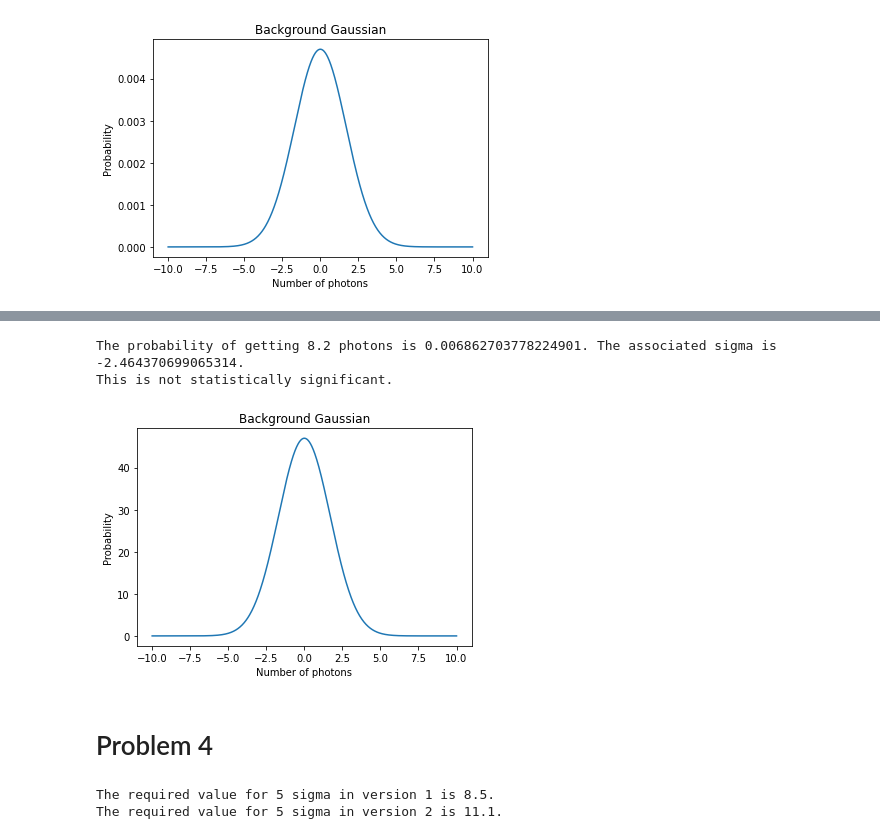
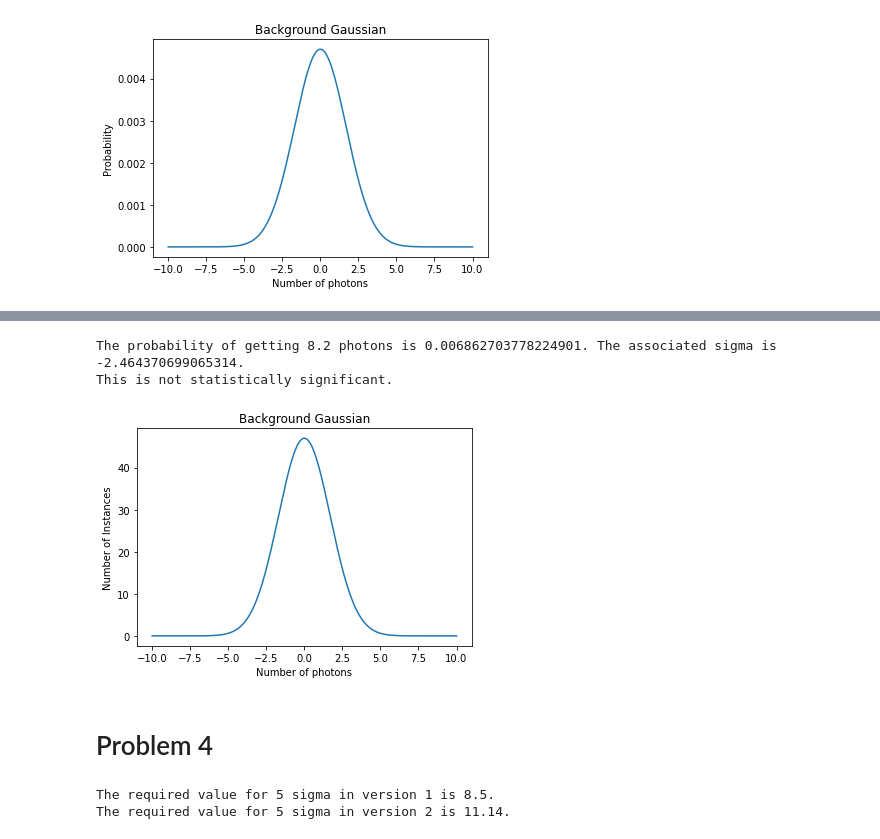
Before and after one commit to jarods00/PHYS434, a Jupyter notebook: Lab 2.ipynb, the cells around one changed output, grey strips where cells are left out. Drawn from its saved outputs; the diff is of its cells as text; code cells hidden in the pictures.

```diff
--- a/Lab 2.ipynb
+++ b/Lab 2.ipynb
@@ -230,51 +259,50 @@ X = 1.7
 Y = 8.2
 num_pixels = 10000
 
 k = np.linspace(-10, 10, 1000)
 background = stats.norm.pdf(k, loc = 0, scale = X)
 background = background / np.sum(background)
 full_run = background * num_pixels
 
 
 fig, ax = plt.subplots(1, 1)
 ax.set_title("Background Gaussian")
 ax.set_xlabel("Number of photons")
-ax.set_ylabel("Probability")
+ax.set_ylabel("Number of Instances")
 
 ax.plot(k, full_run)
 
 index = 0
 
 for i in range(len(k)):
     if(k[i] >= Y):
         index = i
         break
 
 prob = np.sum(full_run[index:len(k)])
 
 sigma = stats.norm.ppf(prob, loc = 0, scale = 1)
 
-print("The probability of getting " + str(Y) + " photons is " + str(prob) + ". The associated sigma is " + str(sigma) + ".")
+print("The probability of getting " + str(Y) + " photons is " + str(prob) + ". The associated sigma is " + str(abs(sigma)) + ".")
 print("This is not statistically significant.")
 # %% [output]
 The probability of getting 8.2 photons is 0.006862703778224901. The associated sigma is -2.464370699065314.
 This is not statistically significant.
-[figure, old version]
+[figure, new version]
 # %% [markdown]
 # Problem 4
 # %%
-prob5sigma = 1/3.5e6
+prob5sigma = 1 - stats.norm.cdf(5, loc = 0, scale = 1)
 num_pixels = 10000
 X = 1.7
+
 # Version 1-
-
 det = stats.norm.ppf(1 - prob5sigma, loc = 0, scale = X)
-
 print("The required value for 5 sigma in version 1 is " + str(round(det, 2)) + ".")
 
 # Version 2
-det_2= stats.norm.ppf(1 - prob5sigma / num_pixels, loc = 0, scale = X)
-print("The required value for 5 sigma in version 2 is " + str(round(det_2, 1)) + ".")
+det_2 = stats.norm.ppf(1 - prob5sigma / num_pixels, loc = 0, scale = X)
+print("The required value for 5 sigma in version 2 is " + str(round(det_2, 2)) + ".")
 # %% [output]
 The required value for 5 sigma in version 1 is 8.5.
-The required value for 5 sigma in version 2 is 11.1.
+The required value for 5 sigma in version 2 is 11.14.
```
Also changed, not shown: parts of 11 cells of this notebook.
